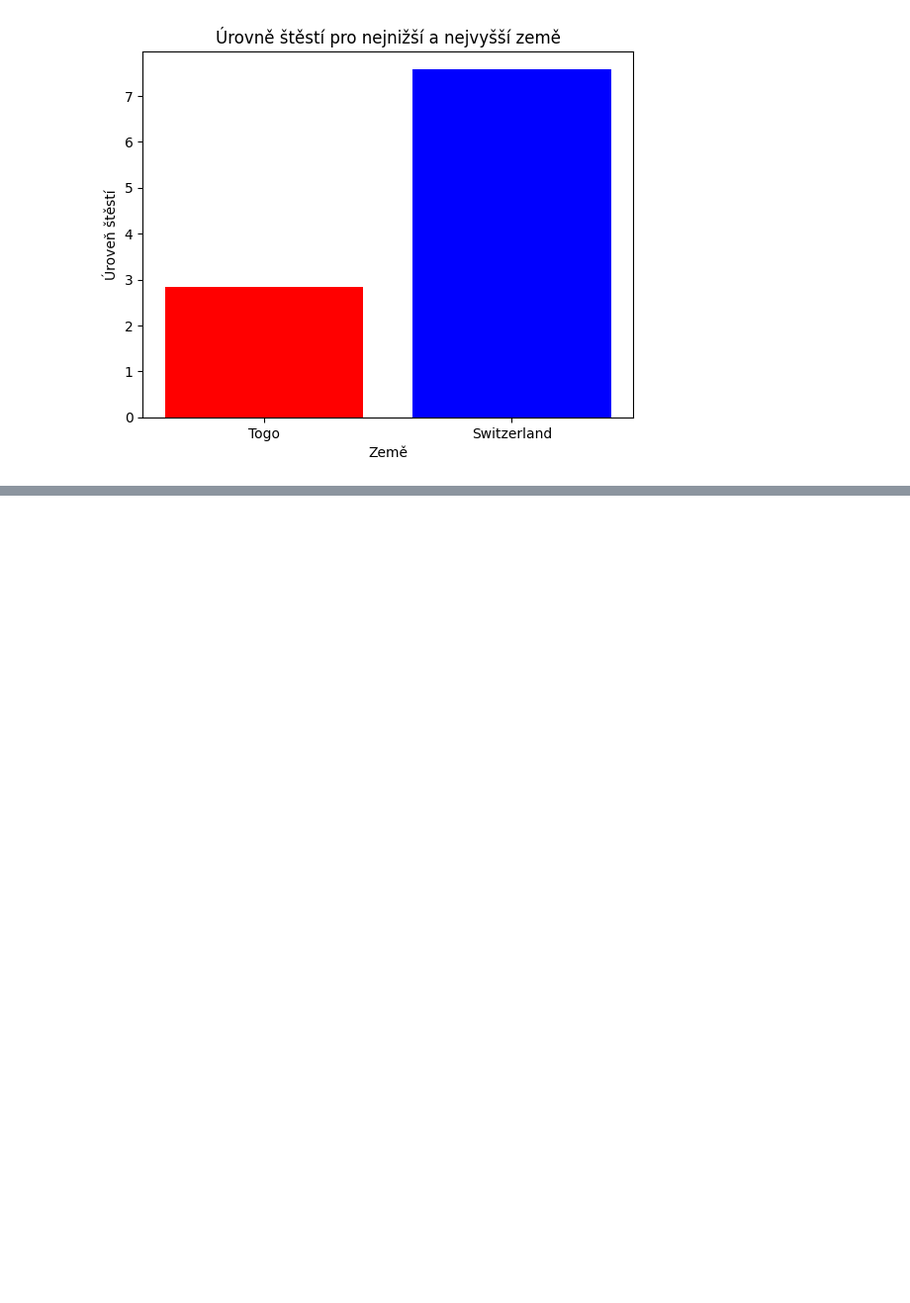
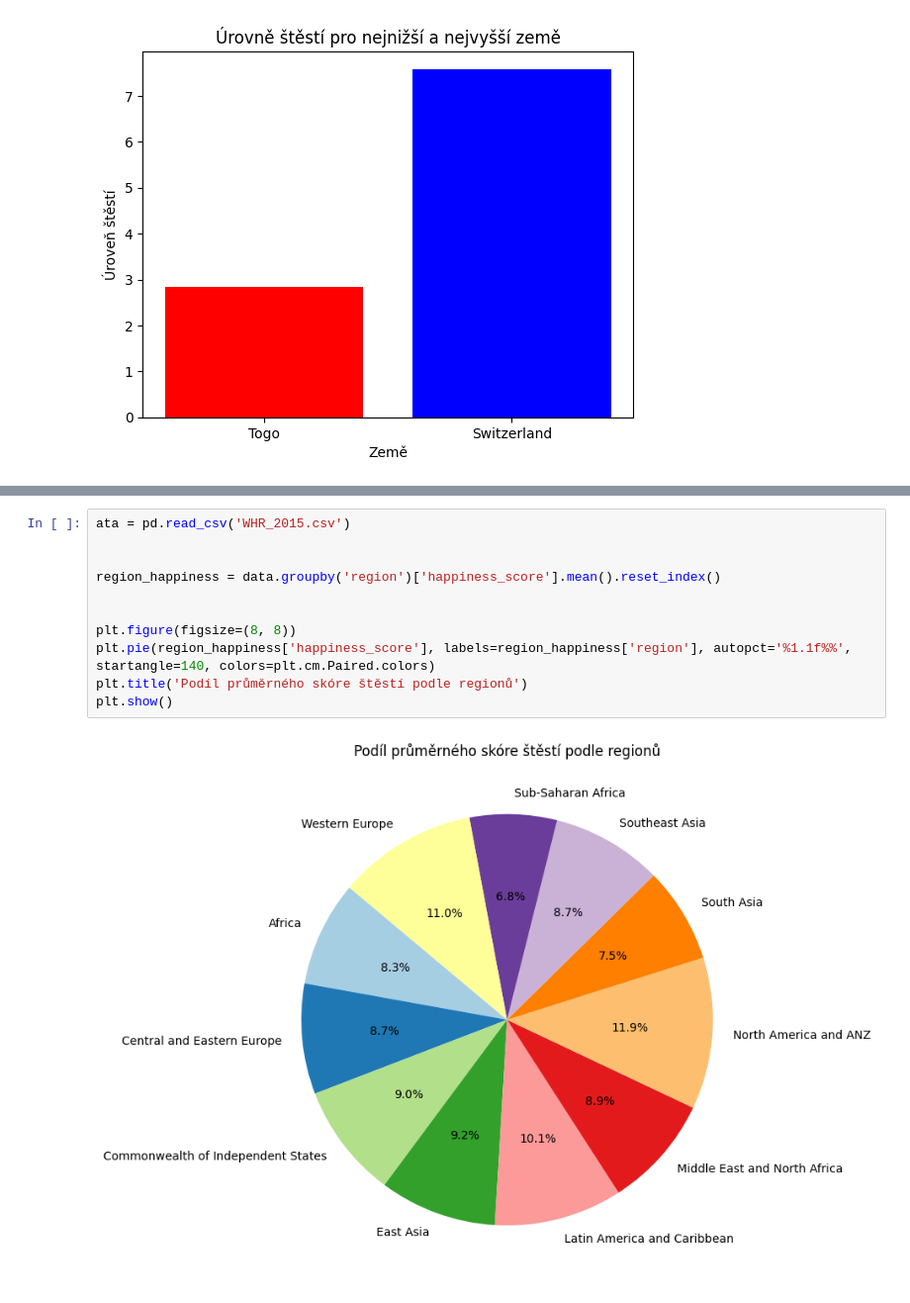
Before and after one commit to Krgavr/MSW, a Jupyter notebook: Zadani2.ipynb, the cells around one changed output, grey strips where cells are left out. Shown: that part at 99% size. Drawn from its saved outputs; the diff is of its cells as text; blank space fills up the shorter version.

```diff
--- a/Zadani2.ipynb
+++ b/Zadani2.ipynb
@@ -64,0 +82,13 @@ plt.show()
+# %%
+ata = pd.read_csv('WHR_2015.csv')
+
+
+region_happiness = data.groupby('region')['happiness_score'].mean().reset_index()
+
+
+plt.figure(figsize=(8, 8))
+plt.pie(region_happiness['happiness_score'], labels=region_happiness['region'], autopct='%1.1f%%', startangle=140, colors=plt.cm.Paired.colors)
+plt.title('Podíl průměrného skóre štěstí podle regionů')
+plt.show()
+# %% [output]
+[figure, added]
```
Also changed, not shown: parts of 2 cells of this notebook.
